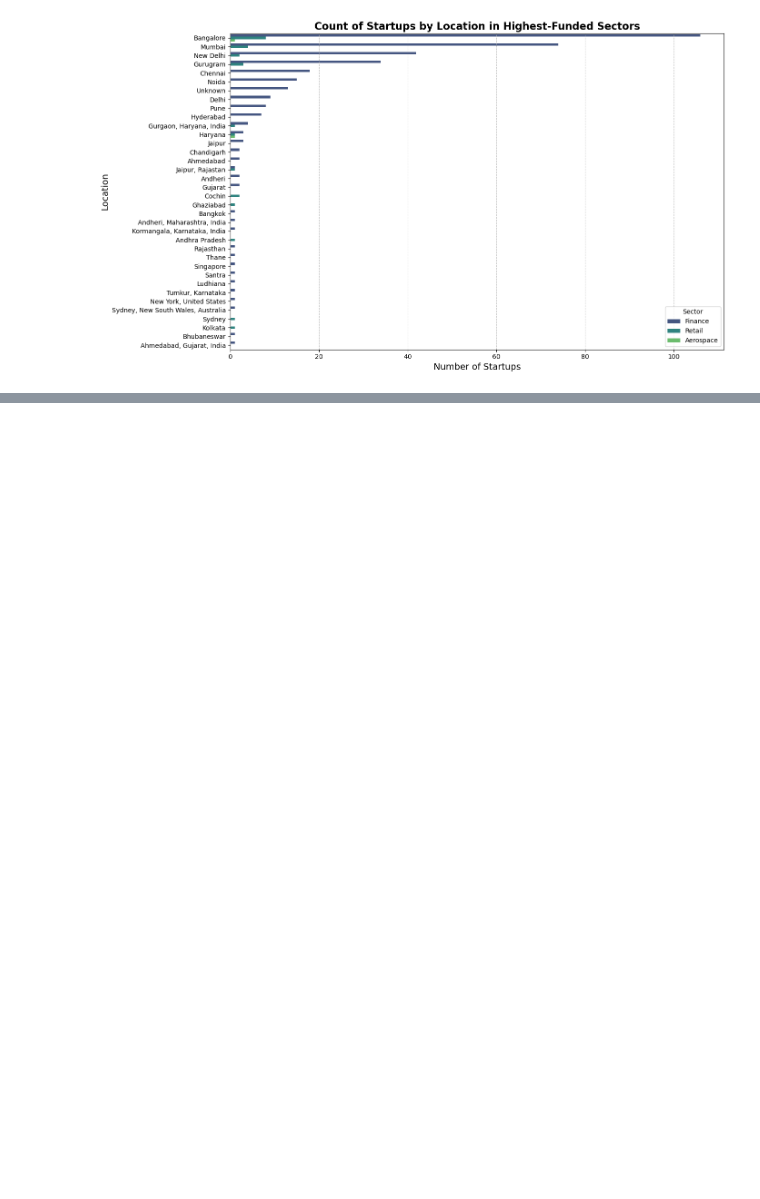
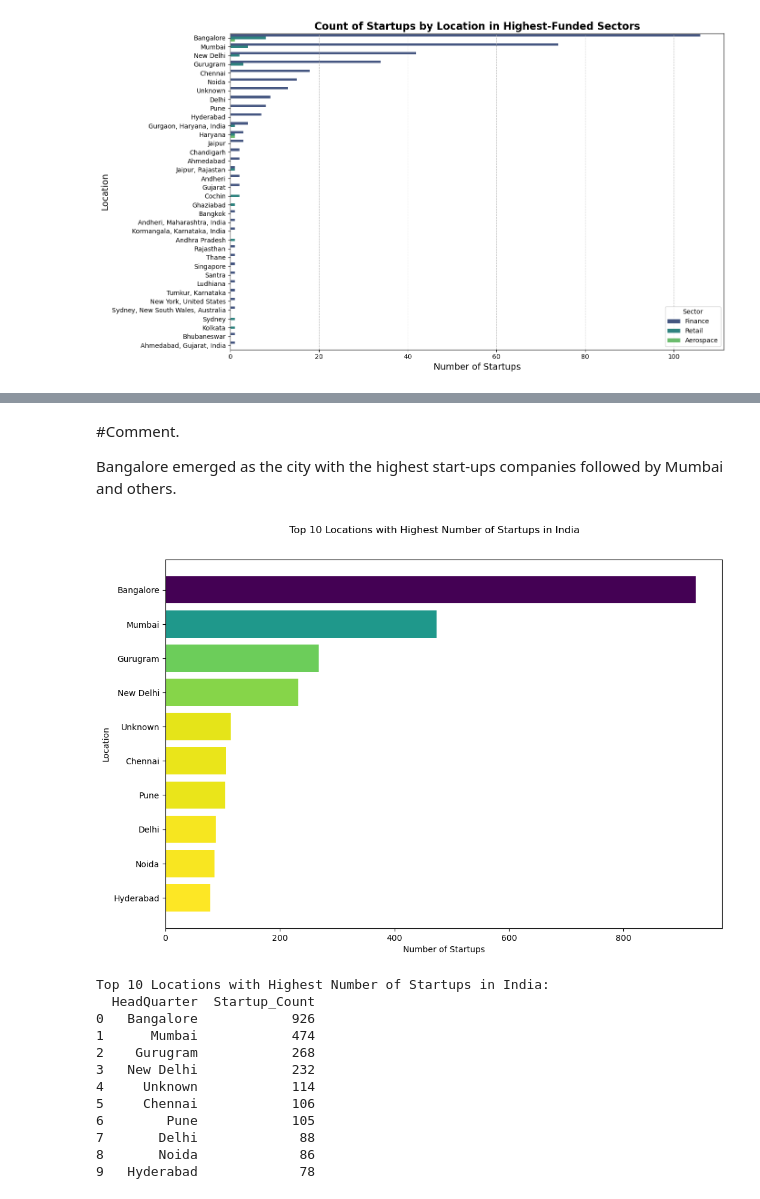
Before and after one commit to EfyaDufie2020/Indian-Start-Up-Ecosystem, a Jupyter notebook: Notebooks/indian start-up.ipynb, the cells around one changed output, grey strips where cells are left out. Saved outputs shown, nothing was run; the diff lists cells and outputs as text; code cells hidden in the pictures; blank space fills up the shorter version.

```diff
--- a/Notebooks/indian start-up.ipynb
+++ b/Notebooks/indian start-up.ipynb
@@ -1552,0 +1807,45 @@ plt.show()
+# %% [markdown]
+#Comment.
+
+
+Bangalore emerged as the city with the highest start-ups companies followed by Mumbai and others.
+# %%
+
+
+# Count the number of startups in each location
+startup_count = df_combined['HeadQuarter'].value_counts().reset_index()
+startup_count.columns = ['HeadQuarter', 'Startup_Count']
+
+# Get the top 10 locations with the highest number of startups
+top_ten_startup_count = startup_count.head(10).reset_index(drop=True)
+
+# Plotting the results using pyplot with a colormap similar to seaborn's viridis
+plt.figure(figsize=(12, 8))
+colors = cm.viridis_r((top_ten_startup_count['Startup_Count'] - min(top_ten_startup_count['Startup_Count'])) / (max(top_ten_startup_count['Startup_Count']) - min(top_ten_startup_count['Startup_Count'])))
+plt.barh(top_ten_startup_count['HeadQuarter'], top_ten_startup_count['Startup_Count'], color=colors)
+plt.xlabel('Number of Startups')
+plt.ylabel('Location')
+plt.suptitle('Top 10 Locations with Highest Number of Startups in India', y=0.95)
+plt.gca().invert_yaxis()  # Invert y-axis to display the highest number of startups at the top
+
+
+
+plt.show()
+
+# Display the top 10 locations with the highest number of startups
+print("Top 10 Locations with Highest Number of Startups in India:")
+print(top_ten_startup_count)
+# %% [output]
+[figure, added]
+Top 10 Locations with Highest Number of Startups in India:
+  HeadQuarter  Startup_Count
+0   Bangalore            926
+1      Mumbai            474
+2    Gurugram            268
+3   New Delhi            232
+4     Unknown            114
+5     Chennai            106
+6        Pune            105
+7       Delhi             88
+8       Noida             86
+9   Hyderabad             78
```
Also changed, not shown: parts of 20 cells of this notebook.
